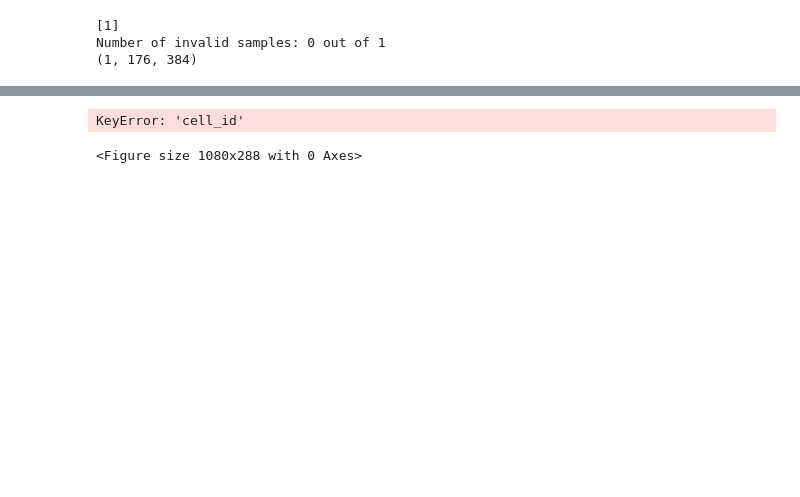
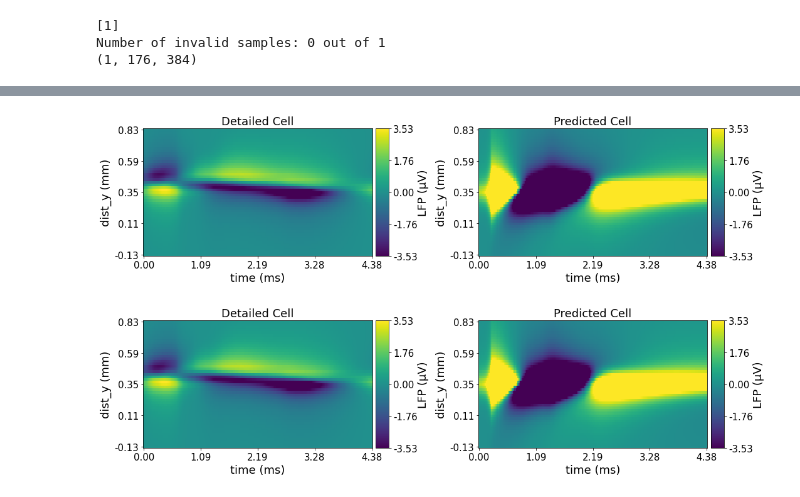
Before and after one commit to chenziao/Stylized-Cell-Inference, a Jupyter notebook: Detailed Cell.ipynb, the cells around one changed output, grey strips where cells are left out. Drawn from its saved outputs; the diff is of its cells as text; code cells hidden in the pictures; blank space fills up the shorter version.

```diff
--- a/Detailed Cell.ipynb
+++ b/Detailed Cell.ipynb
@@ -305,34 +305,34 @@ Min Index: 0
 # %%
 # fig=plt.figure(figsize=(15,10))
 
 for i in [miidx, maidx]:
     fig=plt.figure(figsize=(15,4))
     outer=GridSpec(1,2)
 #     print(df.loc[i, 'cell_id'])
 #     In Vivo Plot
     vlim = plot_multiple_lfp_heatmaps(t,
                                    coordinates[i, e_idx, 1],
                                    np.transpose(test_data[i,:,e_idx]),
 #                                    savefig='lfp_heatmaps/realinvivo' + str(i) + '.jpg',
                                    vlim='auto',
                                    fontsize=18,labelpad=0,ticksize=15,nbins=5,
-                                   fig=fig, outer=outer, col=0, cell_num=0, title='In Vivo Cell {}'.format(df.loc[i, 'cell_id']))
+                                   fig=fig, outer=outer, col=0, cell_num=0, title='Detailed Cell')
 
     # Predicted In Vivo From Params
     plot_multiple_lfp_heatmaps(t,
                                    coordinates[i, e_idx, 1],
                                    np.transpose(data_set[i,:,e_idx]),
 #                                    savefig='lfp_heatmaps/predictedinvivo' + str(i) + '.jpg',
                                    vlim=vlim,
                                    fontsize=18,labelpad=0,ticksize=15,nbins=5,
-                                   fig=fig, outer=outer, col=1, cell_num=0, title='Predicted Cell {}'.format(df.loc[i, 'cell_id']))
+                                   fig=fig, outer=outer, col=1, cell_num=0, title='Predicted Cell')
 
     plt.tight_layout()
 
 plt.show()
 # %% [output]
-KeyError: 'cell_id'
-<Figure size 1080x288 with 0 Axes>
+[figure, added]
+[figure, added]
 # %%
 %matplotlib notebook
 
```
Also changed, not shown: parts of 7 cells of this notebook, 2 other files.
